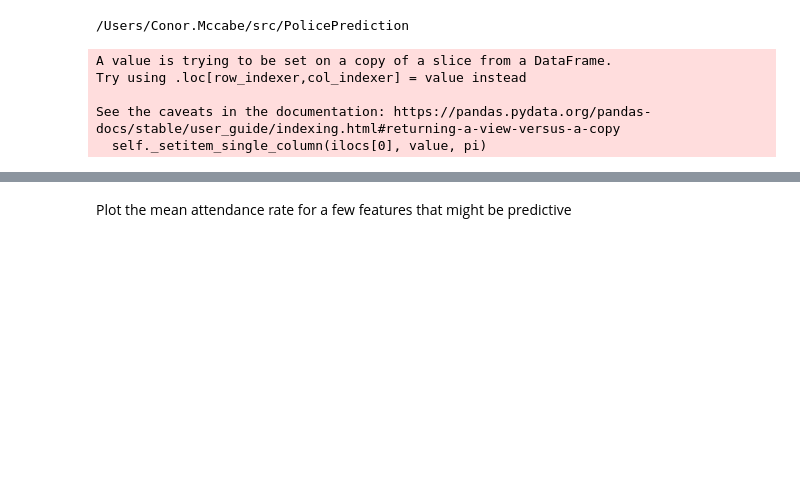
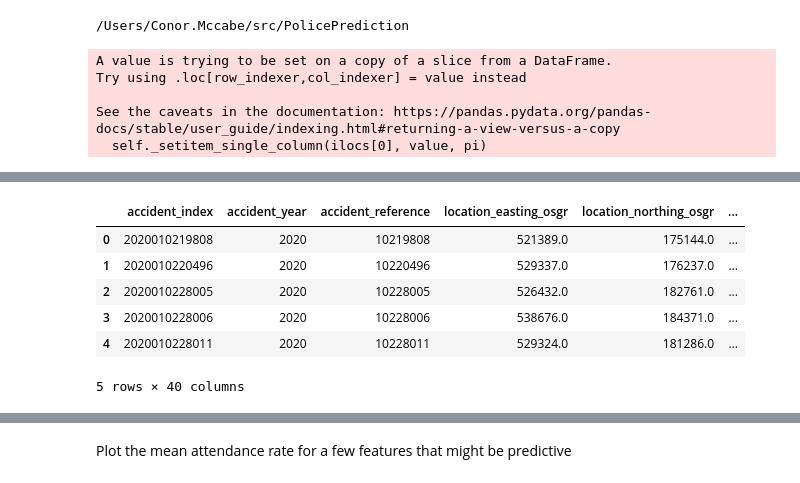
Before and after one commit to c-mccabe/police-officer-prediction, a Jupyter notebook: notebooks/1. EDA.ipynb, the cells around one changed output, grey strips where cells are left out. Cells and saved outputs as stored; diff of their text form; code cells hidden in the pictures; blank space fills up the shorter version.

```diff
--- a/notebooks/1. EDA.ipynb
+++ b/notebooks/1. EDA.ipynb
@@ -27,0 +47,10 @@ values_df = add_values_from_key(df, key)
+# %%
+df.head()
+# %% [output]
+|  | accident_index | accident_year | accident_reference | location_easting_osgr | location_northing_osgr | ... |
+| 0 | 2020010219808 | 2020 | 10219808 | 521389.0 | 175144.0 | ... |
+| 1 | 2020010220496 | 2020 | 10220496 | 529337.0 | 176237.0 | ... |
+| 2 | 2020010228005 | 2020 | 10228005 | 526432.0 | 182761.0 | ... |
+| 3 | 2020010228006 | 2020 | 10228006 | 538676.0 | 184371.0 | ... |
+| 4 | 2020010228011 | 2020 | 10228011 | 529324.0 | 181286.0 | ... |
+5 rows × 40 columns
```
Also changed, not shown: parts of 7 cells of this notebook, 5 other files.
